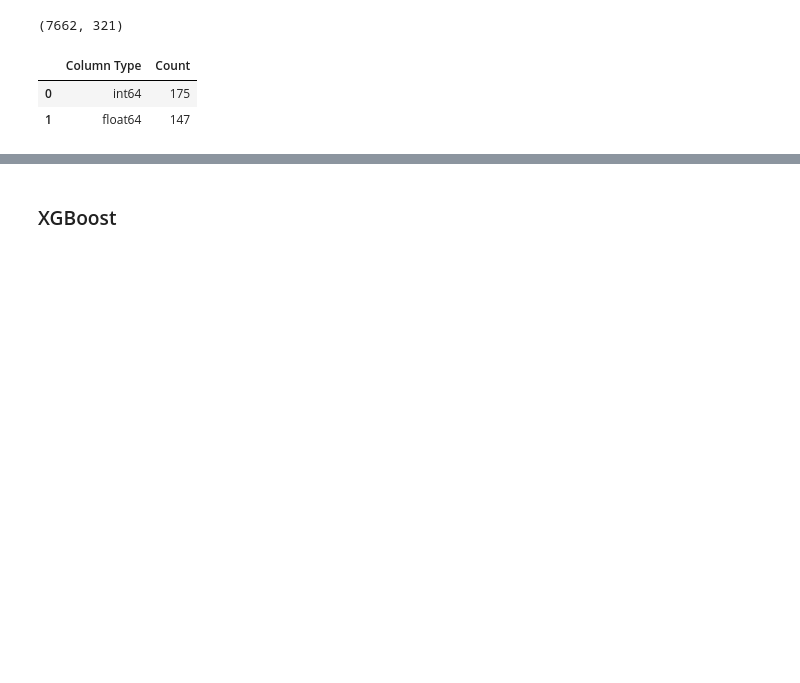
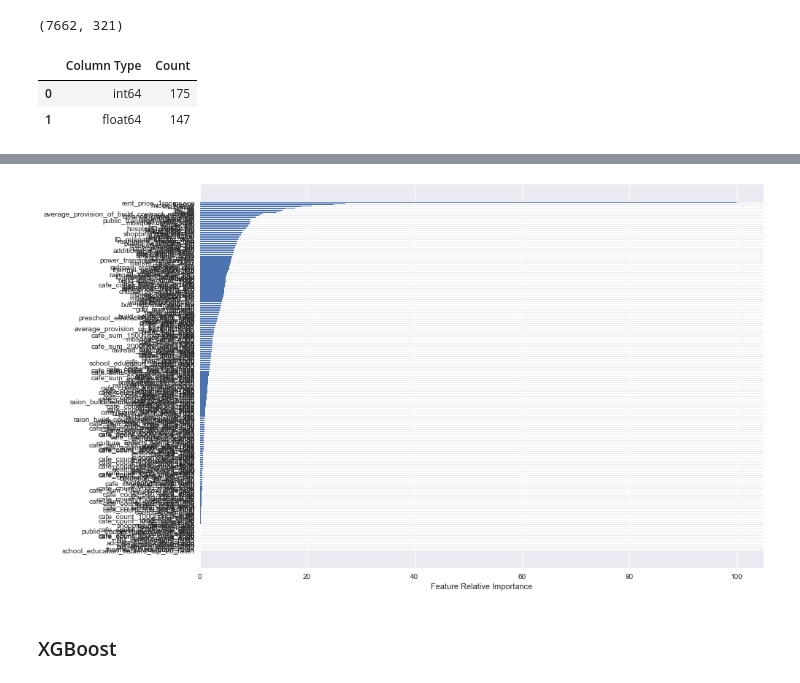
Before and after one commit to Chelimin/sberbank, a Jupyter notebook: MLND_Capstone_ Sberbank_stacking.ipynb, the cells around one changed output, grey strips where cells are left out. Cells and saved outputs as stored; diff of their text form; code cells hidden in the pictures; blank space fills up the shorter version.

```diff
--- a/MLND_Capstone_ Sberbank_v2.ipynb
+++ b/MLND_Capstone_ Sberbank_stacking.ipynb
@@ -139,3 +288,17 @@ for c in x_test.columns:
+# %%
+# Feature importance
+feature_importance = clf_gb.feature_importances_
+feature_importance = 100.0 * (feature_importance / feature_importance.max())
+sorted_idx = np.argsort(feature_importance)
+pos = np.arange(sorted_idx.shape[0]) + .5
+fig, ax = plt.subplots(figsize=(14,8))
+ax.barh(pos, feature_importance[sorted_idx], align='center')
+plt.yticks(pos, train_data.columns[sorted_idx])
+ax.set_xlabel('Feature Relative Importance')
+plt.tight_layout()
+plt.show()
+# %% [output]
+[figure, added]
 # %% [markdown]
 ### XGBoost
 # %%
```
Also changed, not shown: parts of 46 cells of this notebook, 3 other files.
